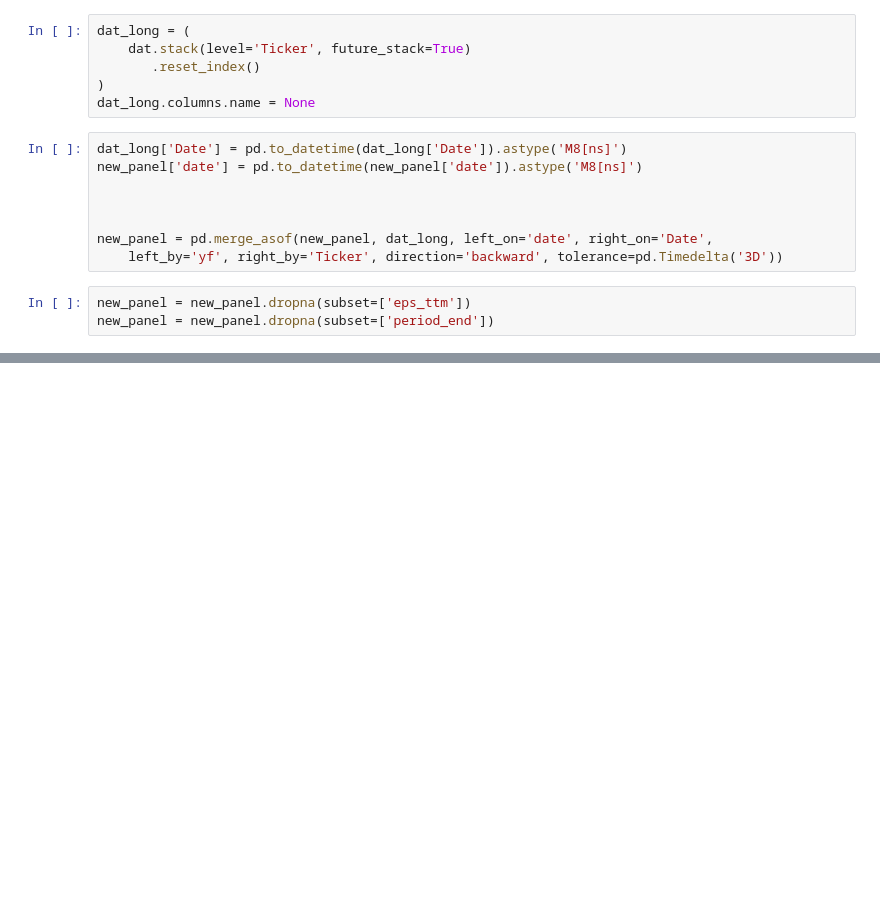
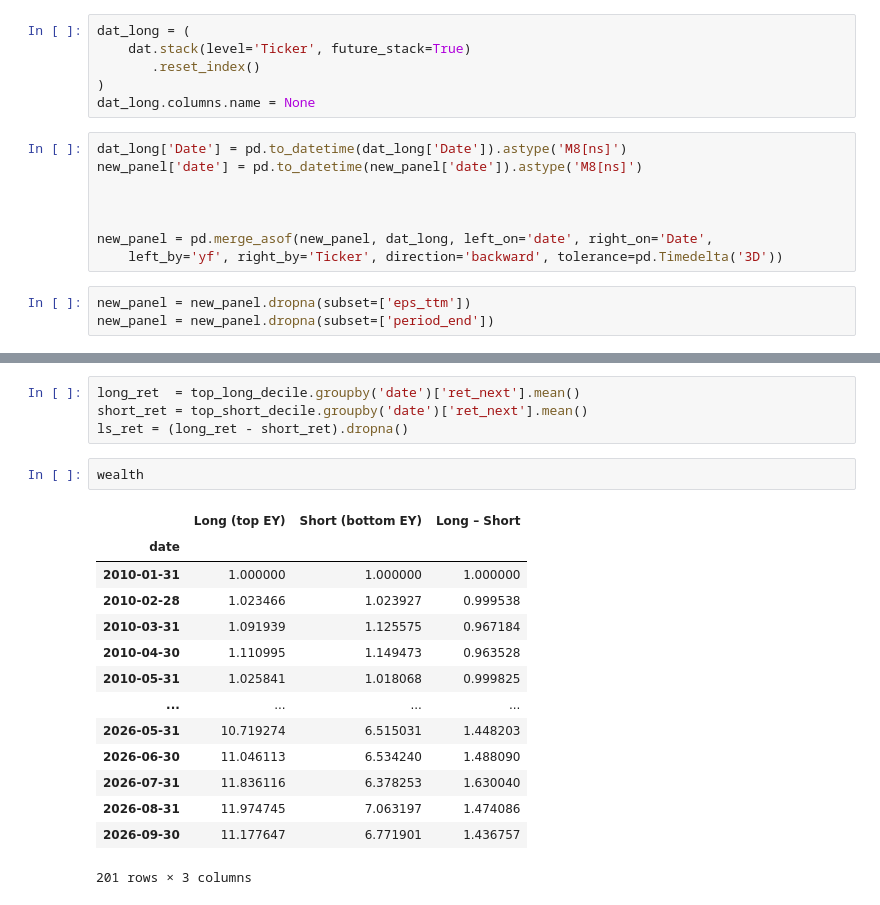
Before and after one commit to 2mrkhomenko/AAIS, a Jupyter notebook: Lesson 2 project/main.ipynb, the cells around one changed output, grey strips where cells are left out. Saved outputs shown, nothing was run; the diff lists cells and outputs as text; blank space fills up the shorter version.

```diff
--- a/Lesson 2 project/main.ipynb
+++ b/Lesson 2 project/main.ipynb
@@ -535,0 +572,21 @@ Long rows: 8018 | Short rows: 7817
+# %%
+long_ret  = top_long_decile.groupby('date')['ret_next'].mean()
+short_ret = top_short_decile.groupby('date')['ret_next'].mean()
+ls_ret = (long_ret - short_ret).dropna()
+# %%
+wealth
+# %% [output]
+|  | Long (top EY) | Short (bottom EY) | Long – Short |
+| date |  |  |  |
+| 2010-01-31 | 1.000000 | 1.000000 | 1.000000 |
+| 2010-02-28 | 1.023466 | 1.023927 | 0.999538 |
+| 2010-03-31 | 1.091939 | 1.125575 | 0.967184 |
+| 2010-04-30 | 1.110995 | 1.149473 | 0.963528 |
+| 2010-05-31 | 1.025841 | 1.018068 | 0.999825 |
+| ... | ... | ... | ... |
+| 2026-05-31 | 10.719274 | 6.515031 | 1.448203 |
+| 2026-06-30 | 11.046113 | 6.534240 | 1.488090 |
+| 2026-07-31 | 11.836116 | 6.378253 | 1.630040 |
+| 2026-08-31 | 11.974745 | 7.063197 | 1.474086 |
+| 2026-09-30 | 11.177647 | 6.771901 | 1.436757 |
+201 rows × 3 columns
```
Also changed, not shown: parts of 9 cells of this notebook.
